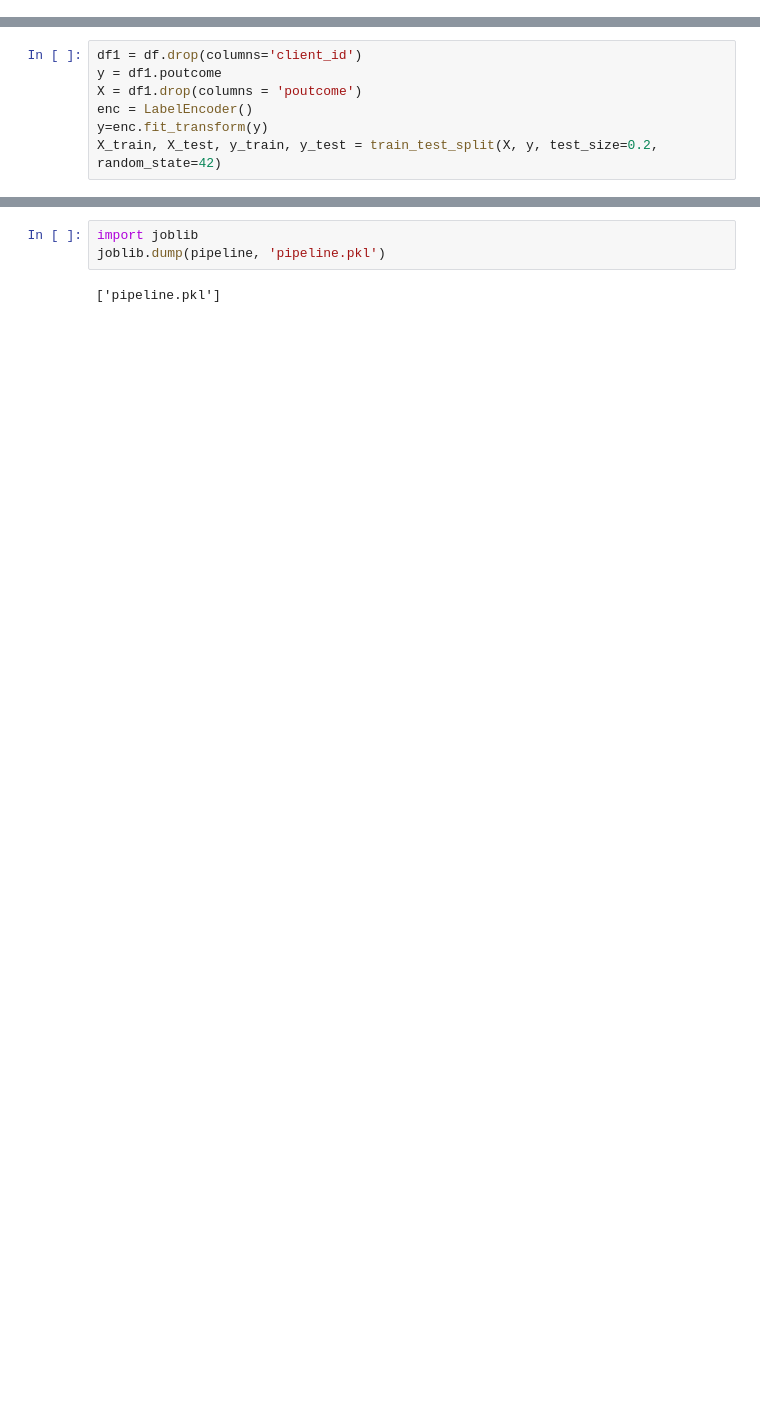
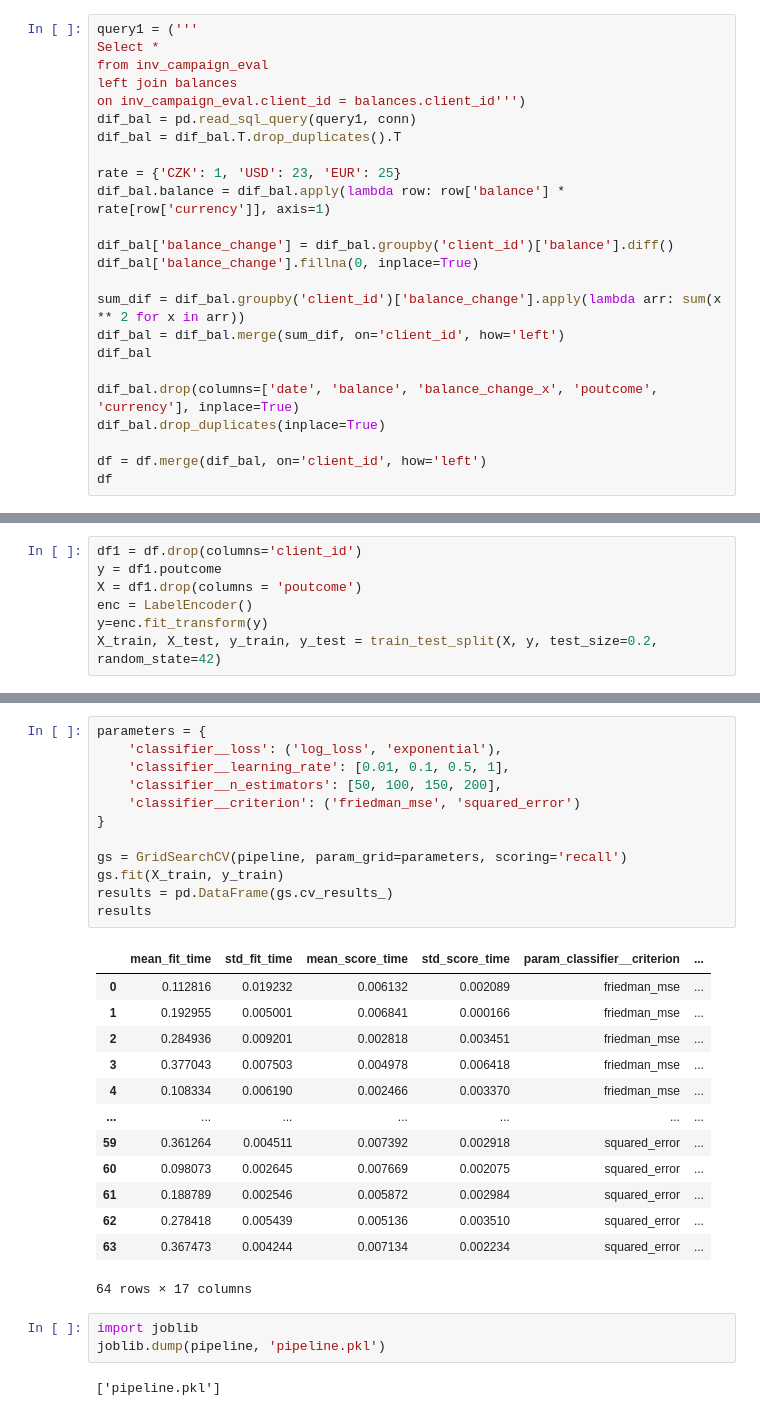
Before and after one commit to VladislavSpirydonau/Final-project-C4Y, a Jupyter notebook: nn.ipynb, the cells around one changed output, grey strips where cells are left out. Cells and saved outputs as stored; diff of their text form; blank space fills up the shorter version.

```diff
--- a/nn.ipynb
+++ b/nn.ipynb
@@ -153,3 +150,27 @@ rate = {'CZK': 1, 'USD': 23, 'EUR': 25}
 df.mean_balance = df.apply(lambda row: row['mean_balance'] * rate[row['currency']], axis=1)
 df.max_balance = df.apply(lambda row: row['max_balance'] * rate[row['currency']], axis=1)
 df.min_balance = df.apply(lambda row: row['min_balance'] * rate[row['currency']], axis=1)
+# %%
+query1 = ('''
+Select *
+from inv_campaign_eval
+left join balances
+on inv_campaign_eval.client_id = balances.client_id''')
+dif_bal = pd.read_sql_query(query1, conn)
+dif_bal = dif_bal.T.drop_duplicates().T
+
+rate = {'CZK': 1, 'USD': 23, 'EUR': 25}
+dif_bal.balance = dif_bal.apply(lambda row: row['balance'] * rate[row['currency']], axis=1)
+
+dif_bal['balance_change'] = dif_bal.groupby('client_id')['balance'].diff()
+dif_bal['balance_change'].fillna(0, inplace=True)
+
+sum_dif = dif_bal.groupby('client_id')['balance_change'].apply(lambda arr: sum(x ** 2 for x in arr))
+dif_bal = dif_bal.merge(sum_dif, on='client_id', how='left')
+dif_bal
+
+dif_bal.drop(columns=['date', 'balance', 'balance_change_x', 'poutcome', 'currency'], inplace=True)
+dif_bal.drop_duplicates(inplace=True)
+
+df = df.merge(dif_bal, on='client_id', how='left')
+df
@@ -255,3 +278,29 @@ Accuracy: 71.52% Recall: 74.43%
+# %%
+parameters = {
+    'classifier__loss': ('log_loss', 'exponential'),
+    'classifier__learning_rate': [0.01, 0.1, 0.5, 1],
+    'classifier__n_estimators': [50, 100, 150, 200],
+    'classifier__criterion': ('friedman_mse', 'squared_error')
+}
+
+gs = GridSearchCV(pipeline, param_grid=parameters, scoring='recall')
+gs.fit(X_train, y_train)
+results = pd.DataFrame(gs.cv_results_)
+results
+# %% [output]
+|  | mean_fit_time | std_fit_time | mean_score_time | std_score_time | param_classifier__criterion | ... |
+| 0 | 0.112816 | 0.019232 | 0.006132 | 0.002089 | friedman_mse | ... |
+| 1 | 0.192955 | 0.005001 | 0.006841 | 0.000166 | friedman_mse | ... |
+| 2 | 0.284936 | 0.009201 | 0.002818 | 0.003451 | friedman_mse | ... |
+| 3 | 0.377043 | 0.007503 | 0.004978 | 0.006418 | friedman_mse | ... |
+| 4 | 0.108334 | 0.006190 | 0.002466 | 0.003370 | friedman_mse | ... |
+| ... | ... | ... | ... | ... | ... | ... |
+| 59 | 0.361264 | 0.004511 | 0.007392 | 0.002918 | squared_error | ... |
+| 60 | 0.098073 | 0.002645 | 0.007669 | 0.002075 | squared_error | ... |
+| 61 | 0.188789 | 0.002546 | 0.005872 | 0.002984 | squared_error | ... |
+| 62 | 0.278418 | 0.005439 | 0.005136 | 0.003510 | squared_error | ... |
+| 63 | 0.367473 | 0.004244 | 0.007134 | 0.002234 | squared_error | ... |
+64 rows × 17 columns
 # %%
 import joblib
 joblib.dump(pipeline, 'pipeline.pkl')
```
Also changed, not shown: parts of 14 cells of this notebook, 3 other files.
